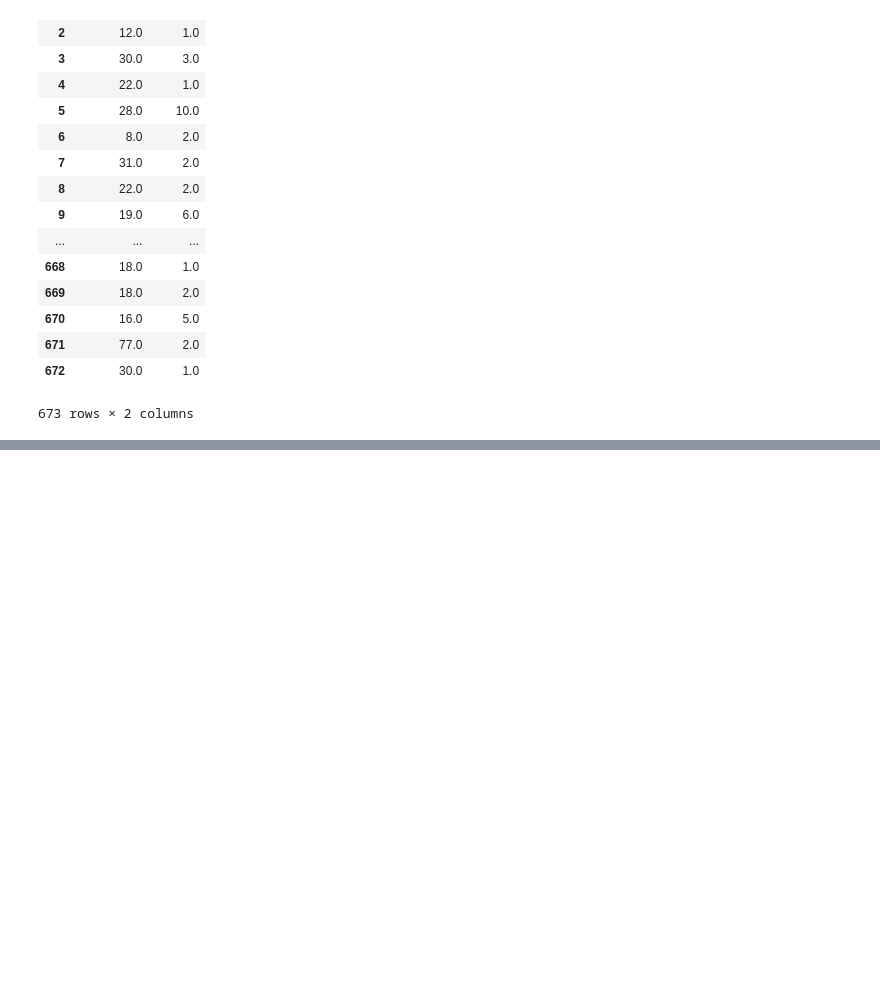
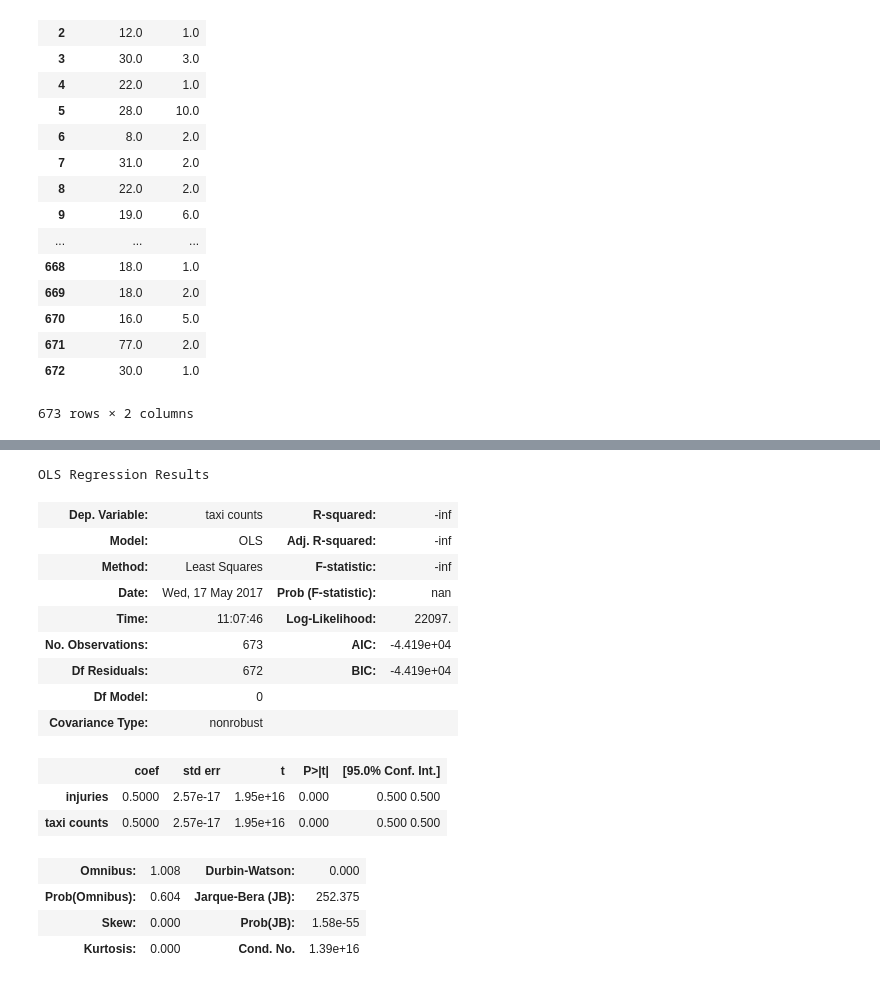
Before and after one commit to johnnyplaydrums/collisions, a Jupyter notebook: data_exploration_MH/Plots for Taxi-Bike Incidents.ipynb, the cells around one changed output, grey strips where cells are left out. Saved outputs shown, nothing was run; the diff lists cells and outputs as text; code cells hidden in the pictures; blank space fills up the shorter version.

```diff
--- a/data_exploration_MH/Plots for Taxi-Bike Incidents.ipynb
+++ b/data_exploration_MH/Plots for Taxi-Bike Incidents.ipynb
@@ -77,0 +78,24 @@ data2.plot.scatter(x='injuries', y='taxi counts', style='o')
+# %%
+import statsmodels.api as sm
+data2['injuries'] = 1
+model = sm.OLS(data2['taxi counts'], data2[['injuries','taxi counts',]])
+results = model.fit()
+results.summary()
+# %% [output]
+OLS Regression Results
+| Dep. Variable: | taxi counts | R-squared: | -inf |
+| Model: | OLS | Adj. R-squared: | -inf |
+| Method: | Least Squares | F-statistic: | -inf |
+| Date: | Wed, 17 May 2017 | Prob (F-statistic): | nan |
+| Time: | 11:07:46 | Log-Likelihood: | 22097. |
+| No. Observations: | 673 | AIC: | -4.419e+04 |
+| Df Residuals: | 672 | BIC: | -4.419e+04 |
+| Df Model: | 0 |  |  |
+| Covariance Type: | nonrobust |  |  |
+|  | coef | std err | t | P>|t| | [95.0% Conf. Int.] |
+| injuries | 0.5000 | 2.57e-17 | 1.95e+16 | 0.000 | 0.500 0.500 |
+| taxi counts | 0.5000 | 2.57e-17 | 1.95e+16 | 0.000 | 0.500 0.500 |
+| Omnibus: | 1.008 | Durbin-Watson: | 0.000 |
+| Prob(Omnibus): | 0.604 | Jarque-Bera (JB): | 252.375 |
+| Skew: | 0.000 | Prob(JB): | 1.58e-55 |
+| Kurtosis: | 0.000 | Cond. No. | 1.39e+16 |
```
Also changed, not shown: parts of 1 cell of this notebook, 3 other files.
